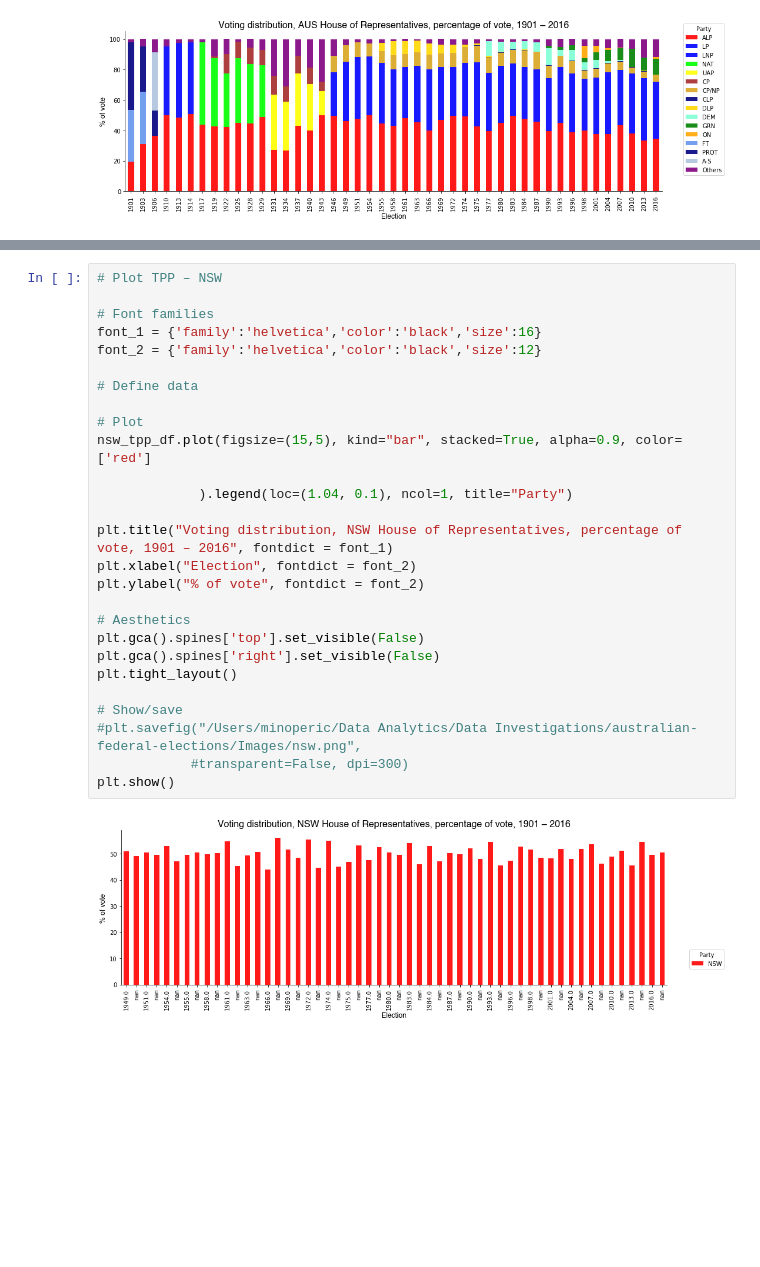
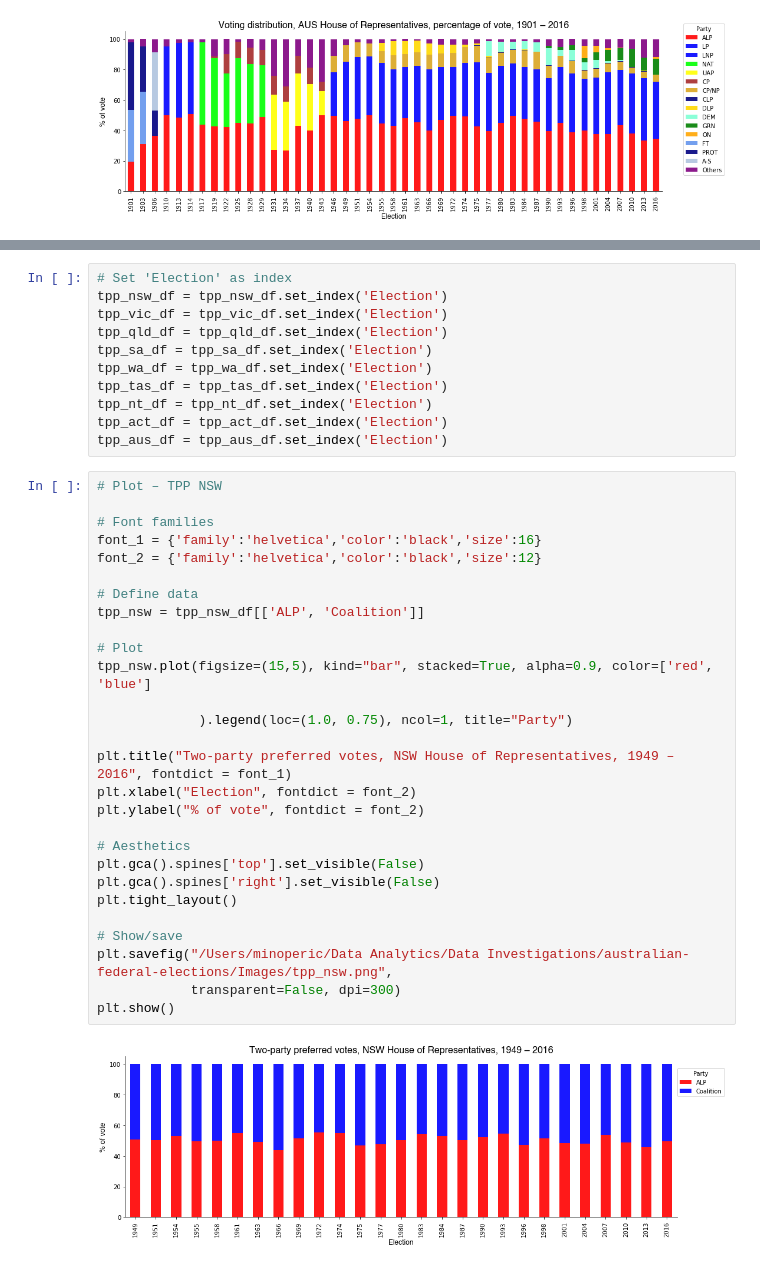
Before and after one commit to mnperic/australian-federal-elections, a Jupyter notebook: australian-federal-elections.ipynb, the cells around one changed output, grey strips where cells are left out. Saved outputs shown, nothing was run; the diff lists cells and outputs as text; blank space fills up the shorter version.

```diff
--- a/australian-federal-elections.ipynb
+++ b/australian-federal-elections.ipynb
@@ -561,29 +521,41 @@ lpnp_df = tpp_indexed_df[tpp_indexed_df.Party == 'LP/NP']
-# %%
-# Plot TPP – NSW
-
-# Font families
-font_1 = {'family':'helvetica','color':'black','size':16}
-font_2 = {'family':'helvetica','color':'black','size':12}
-
-# Define data
-
-# Plot
-nsw_tpp_df.plot(figsize=(15,5), kind="bar", stacked=True, alpha=0.9, color=['red']
-
-             ).legend(loc=(1.04, 0.1), ncol=1, title="Party")
-
-plt.title("Voting distribution, NSW House of Representatives, percentage of vote, 1901 – 2016", fontdict = font_1)
-plt.xlabel("Election", fontdict = font_2)
-plt.ylabel("% of vote", fontdict = font_2)
-
-# Aesthetics
-plt.gca().spines['top'].set_visible(False)
-plt.gca().spines['right'].set_visible(False)
-plt.tight_layout()
-
-# Show/save
-#plt.savefig("/Users/minoperic/Data Analytics/Data Investigations/australian-federal-elections/Images/nsw.png",
-            #transparent=False, dpi=300)
-plt.show()
-# %% [output]
-[figure, removed]
+# %%
+# Set 'Election' as index
+tpp_nsw_df = tpp_nsw_df.set_index('Election')
+tpp_vic_df = tpp_vic_df.set_index('Election')
+tpp_qld_df = tpp_qld_df.set_index('Election')
+tpp_sa_df = tpp_sa_df.set_index('Election')
+tpp_wa_df = tpp_wa_df.set_index('Election')
+tpp_tas_df = tpp_tas_df.set_index('Election')
+tpp_nt_df = tpp_nt_df.set_index('Election')
+tpp_act_df = tpp_act_df.set_index('Election')
+tpp_aus_df = tpp_aus_df.set_index('Election')
+# %%
+# Plot – TPP NSW
+
+# Font families
+font_1 = {'family':'helvetica','color':'black','size':16}
+font_2 = {'family':'helvetica','color':'black','size':12}
+
+# Define data
+tpp_nsw = tpp_nsw_df[['ALP', 'Coalition']]
+
+# Plot
+tpp_nsw.plot(figsize=(15,5), kind="bar", stacked=True, alpha=0.9, color=['red', 'blue']
+
+             ).legend(loc=(1.0, 0.75), ncol=1, title="Party")
+
+plt.title("Two-party preferred votes, NSW House of Representatives, 1949 – 2016", fontdict = font_1)
+plt.xlabel("Election", fontdict = font_2)
+plt.ylabel("% of vote", fontdict = font_2)
+
+# Aesthetics
+plt.gca().spines['top'].set_visible(False)
+plt.gca().spines['right'].set_visible(False)
+plt.tight_layout()
+
+# Show/save
+plt.savefig("/Users/minoperic/Data Analytics/Data Investigations/australian-federal-elections/Images/tpp_nsw.png",
+            transparent=False, dpi=300)
+plt.show()
+# %% [output]
+[figure, added]
```
Also changed, not shown: parts of 12 cells of this notebook.
